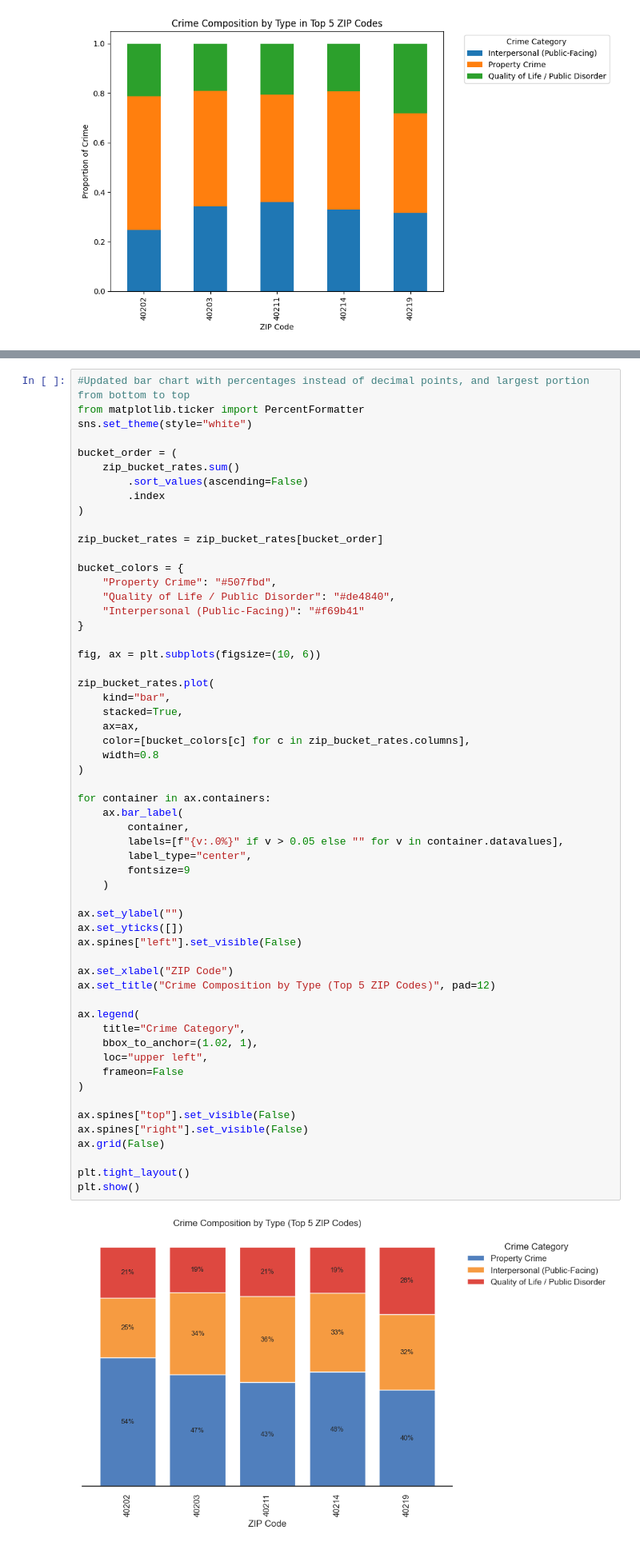
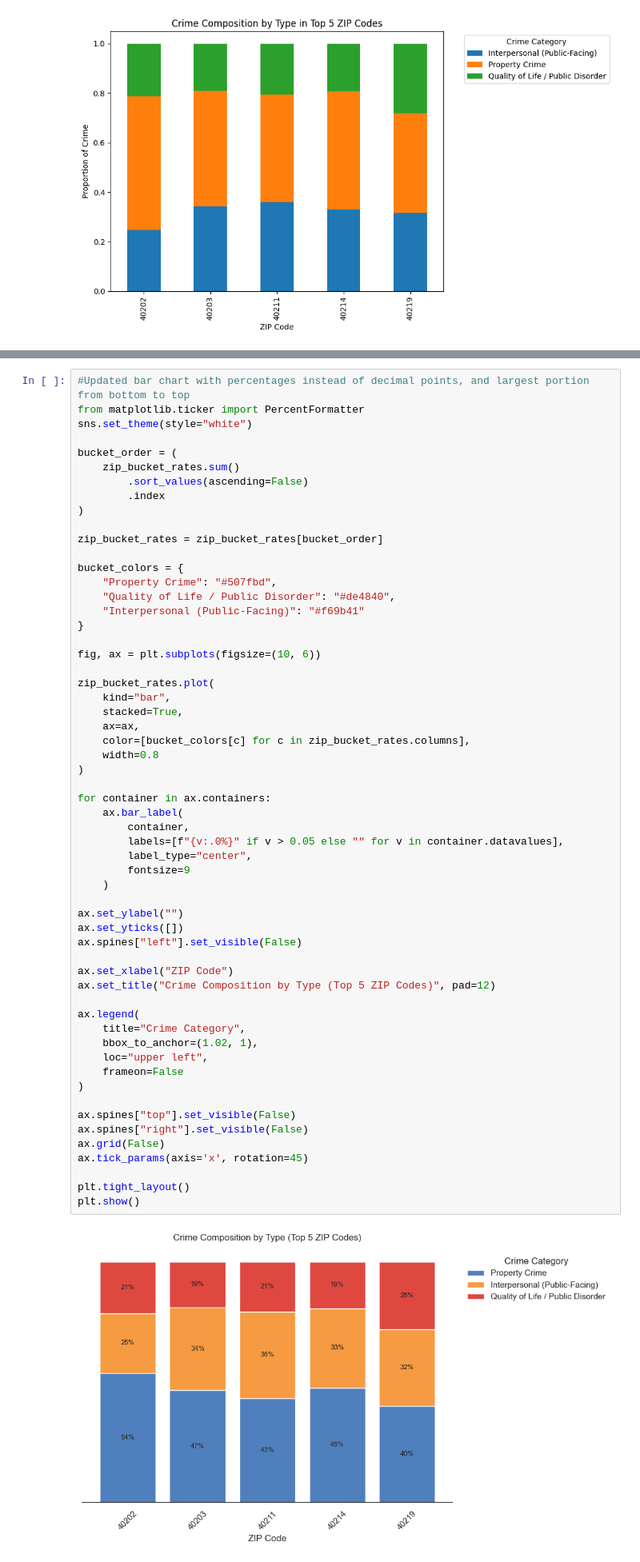
Before and after one commit to mand0rla/crime-patterns-and-urban-design, a Jupyter notebook: notebooks/W1_lmpd_crime.ipynb, the cells around one changed output, grey strips where cells are left out. Shown at 80% size. Drawn from its saved outputs; the diff is of its cells as text.

```diff
--- a/notebooks/W1_lmpd_crime.ipynb
+++ b/notebooks/W1_lmpd_crime.ipynb
@@ -333,31 +339,32 @@ zip_bucket_rates.plot(
 
 for container in ax.containers:
     ax.bar_label(
         container,
         labels=[f"{v:.0%}" if v > 0.05 else "" for v in container.datavalues],
         label_type="center",
         fontsize=9
     )
 
 ax.set_ylabel("")
 ax.set_yticks([])
 ax.spines["left"].set_visible(False)
 
 ax.set_xlabel("ZIP Code")
 ax.set_title("Crime Composition by Type (Top 5 ZIP Codes)", pad=12)
 
 ax.legend(
     title="Crime Category",
     bbox_to_anchor=(1.02, 1),
     loc="upper left",
     frameon=False
 )
 
 ax.spines["top"].set_visible(False)
 ax.spines["right"].set_visible(False)
 ax.grid(False)
+ax.tick_params(axis='x', rotation=45)
 
 plt.tight_layout()
 plt.show()
 # %% [output]
-[figure, old version]
+[figure, new version]
```
Also changed, not shown: parts of 6 cells of this notebook.
